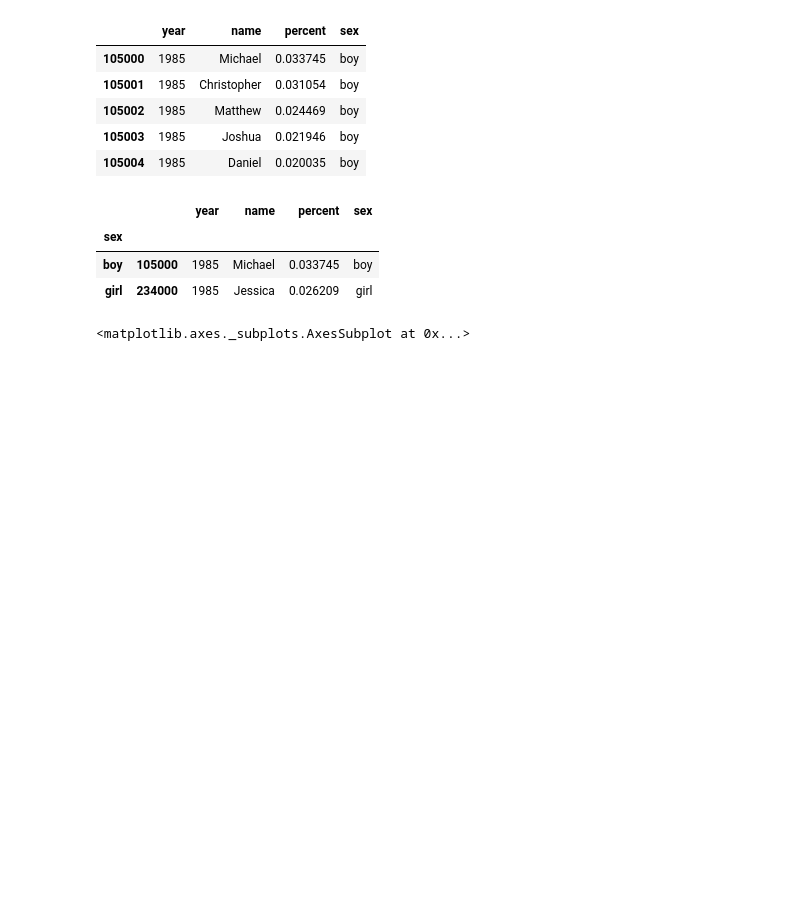
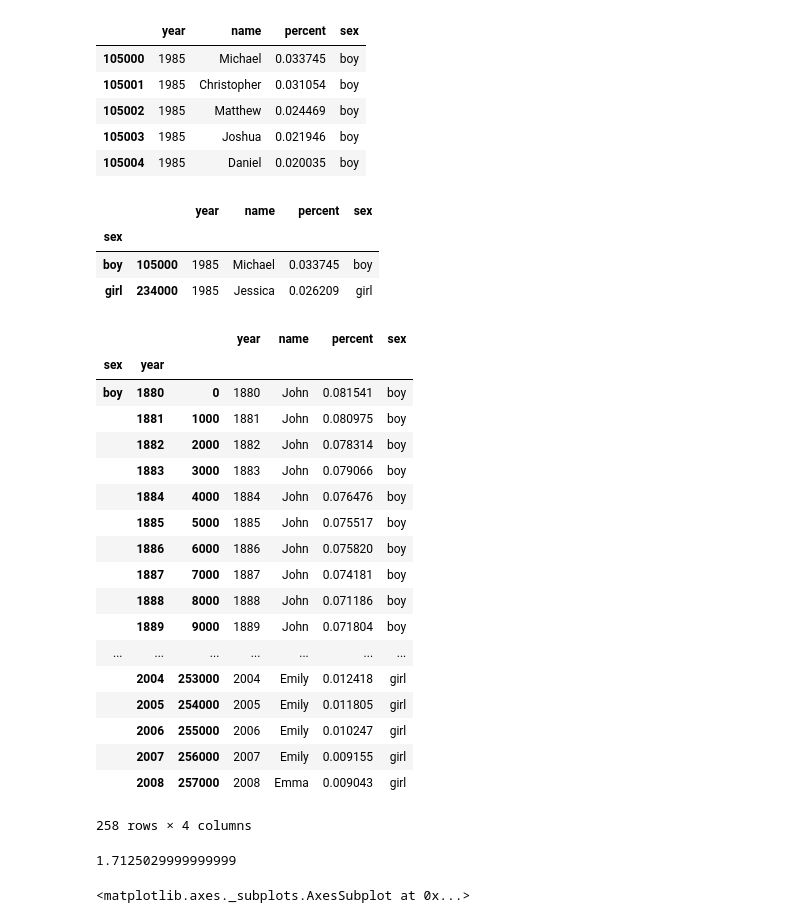
Before and after one commit to christlc/ml4bpython, a Jupyter notebook: Session 1.3 answer - Pandas Exercise-answer.ipynb, the cells around one changed output. Cells and saved outputs as stored; diff of their text form; code cells hidden in the pictures; blank space fills up the shorter version.

```diff
--- a/Session 1 - Pandas Exercise.ipynb
+++ b/Session 1.3 answer - Pandas Exercise-answer.ipynb
@@ -6,7 +6,7 @@ import seaborn as sns
 # %% [output]
 Populating the interactive namespace from numpy and matplotlib
 # %%
-bnames = pd.read_csv("bnames.csv")
+bnames = pd.read_csv("https://raw.githubusercontent.com/christlc/ml4bpython/master/bnames.csv")
 # %%
 bnames
 # %% [output]
@@ -49,7 +50,31 @@ bnames[(bnames['?']==?) & (bnames['?']=='?')].nlargest(5, 'percent')
 | girl | 234000 | 1985 | Jessica | 0.026209 | girl |
 # %%
 ## 3. Get the most frequent baby name for each sex by year.
-# Hint: try using groupby
+bnames.groupby(['sex', 'year']).apply(lambda x: x.nlargest(1, 'percent'))
+# %% [output]
+|  |  |  | year | name | percent | sex |
+| sex | year |  |  |  |  |  |
+| boy | 1880 | 0 | 1880 | John | 0.081541 | boy |
+|  | 1881 | 1000 | 1881 | John | 0.080975 | boy |
+|  | 1882 | 2000 | 1882 | John | 0.078314 | boy |
+|  | 1883 | 3000 | 1883 | John | 0.079066 | boy |
+|  | 1884 | 4000 | 1884 | John | 0.076476 | boy |
+|  | 1885 | 5000 | 1885 | John | 0.075517 | boy |
+|  | 1886 | 6000 | 1886 | John | 0.075820 | boy |
+|  | 1887 | 7000 | 1887 | John | 0.074181 | boy |
+|  | 1888 | 8000 | 1888 | John | 0.071186 | boy |
+|  | 1889 | 9000 | 1889 | John | 0.071804 | boy |
+| ... | ... | ... | ... | ... | ... | ... |
+|  | 2004 | 253000 | 2004 | Emily | 0.012418 | girl |
+|  | 2005 | 254000 | 2005 | Emily | 0.011805 | girl |
+|  | 2006 | 255000 | 2006 | Emily | 0.010247 | girl |
+|  | 2007 | 256000 | 2007 | Emily | 0.009155 | girl |
+|  | 2008 | 257000 | 2008 | Emma | 0.009043 | girl |
+258 rows × 4 columns
+# %%
+bnames[bnames['year']==1985]['percent'].sum()
+# %% [output]
+1.7125029999999999
 # %%
 ## Demo. Plot the popularity of female baby with the name 'Hillary' by year
 # %%
```
Also changed, not shown: parts of 6 cells of this notebook, 4 other files.
